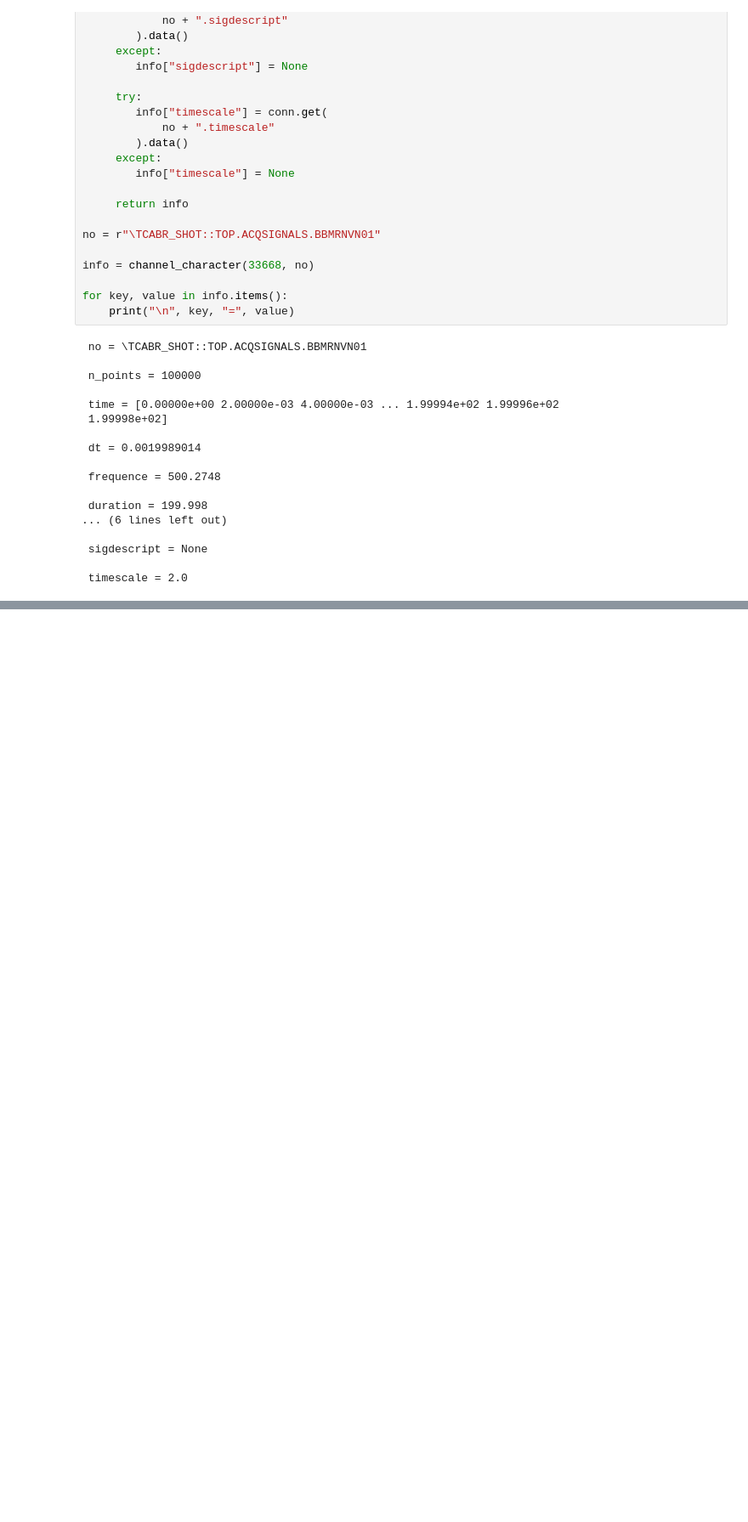
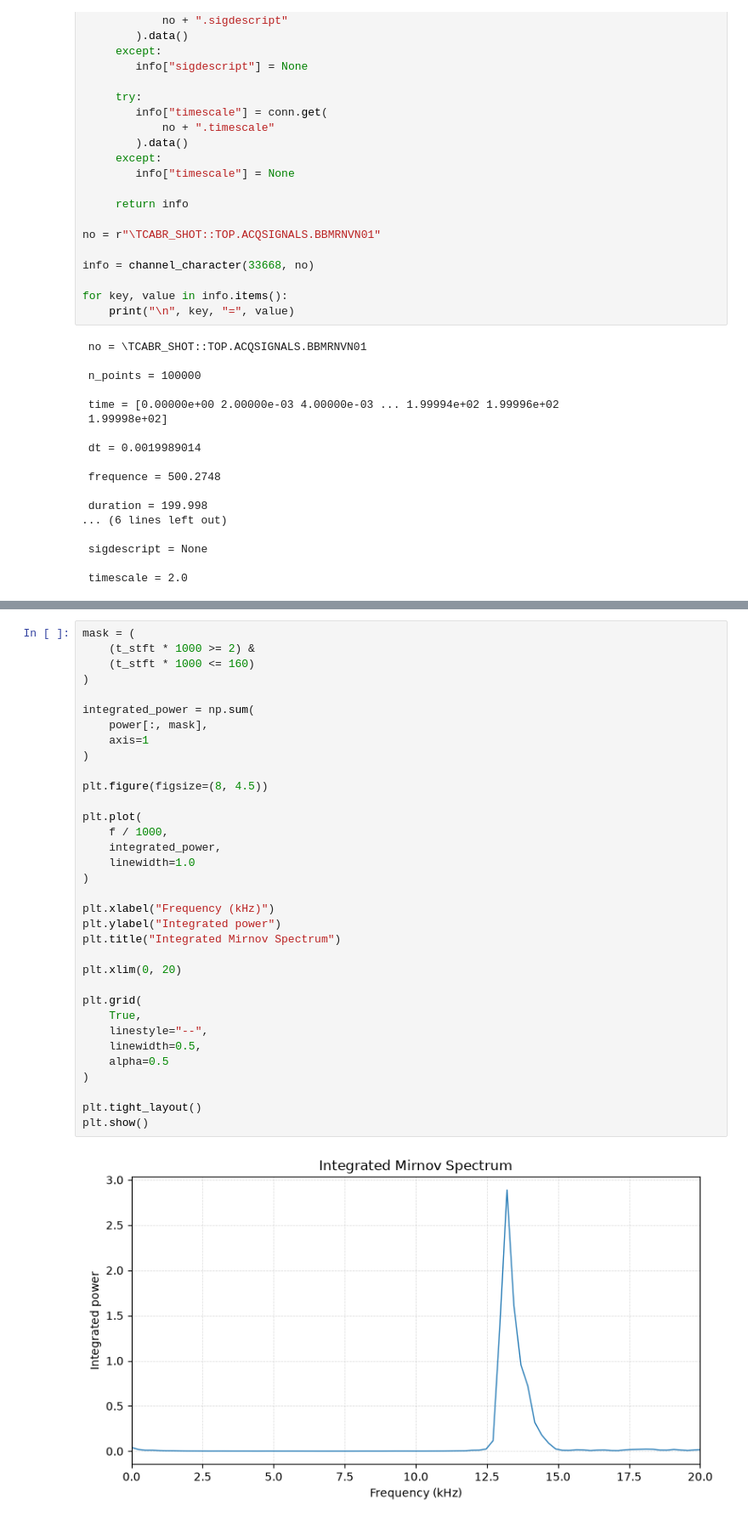
Before and after one commit to gabrielh-126/project-tcabr-island2x1, a Jupyter notebook: src/mdsplus_first_acess.ipynb, the cells around one changed output, grey strips where cells are left out. Shown at 85% size. Drawn from its saved outputs; the diff is of its cells as text; blank space fills up the shorter version.

```diff
--- a/src/mdsplus_first_acess.ipynb
+++ b/src/mdsplus_first_acess.ipynb
@@ -155,0 +201,36 @@ plt.show()
+# %%
+mask = (
+    (t_stft * 1000 >= 2) &
+    (t_stft * 1000 <= 160)
+)
+
+integrated_power = np.sum(
+    power[:, mask],
+    axis=1
+)
+
+plt.figure(figsize=(8, 4.5))
+
+plt.plot(
+    f / 1000,
+    integrated_power,
+    linewidth=1.0
+)
+
+plt.xlabel("Frequency (kHz)")
+plt.ylabel("Integrated power")
+plt.title("Integrated Mirnov Spectrum")
+
+plt.xlim(0, 20)
+
+plt.grid(
+    True,
+    linestyle="--",
+    linewidth=0.5,
+    alpha=0.5
+)
+
+plt.tight_layout()
+plt.show()
+# %% [output]
+[figure, added]
```
Also changed, not shown: parts of 5 cells of this notebook.
